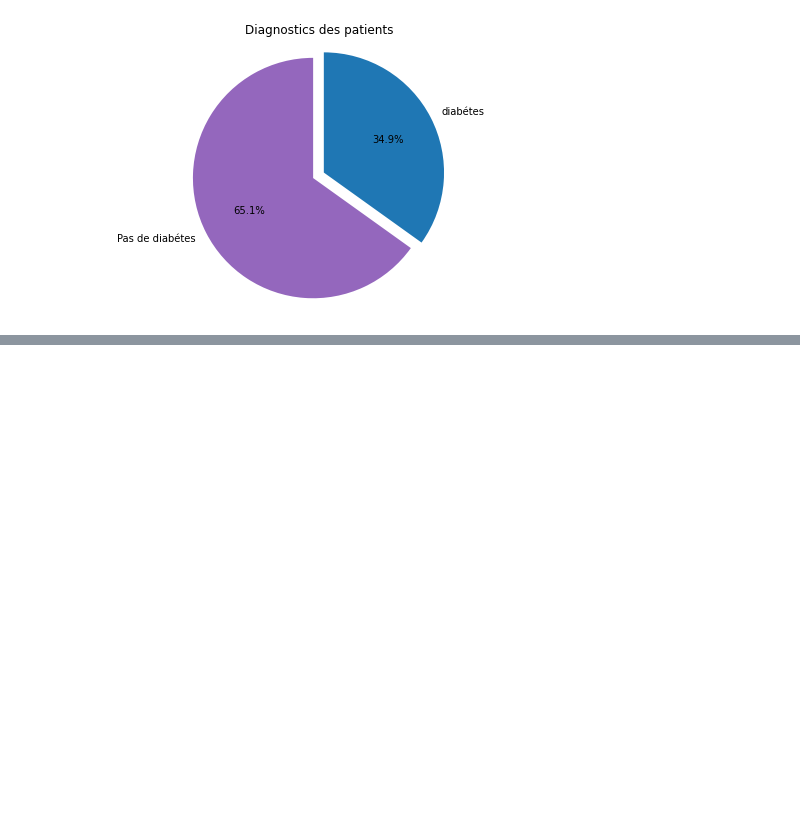
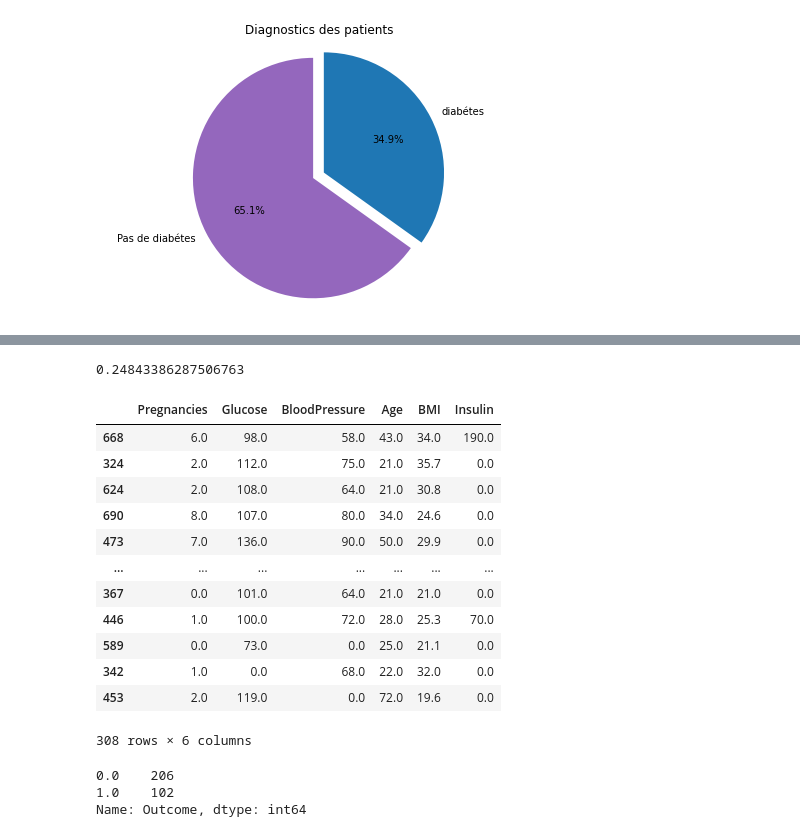
Before and after one commit to Mohamed-Khalil67/Machine-Learning-Mini-Project, a Jupyter notebook: Diabetes.ipynb, the cells around one changed output, grey strips where cells are left out. Drawn from its saved outputs; the diff is of its cells as text; code cells hidden in the pictures; blank space fills up the shorter version.

```diff
--- a/Diabetes.ipynb
+++ b/Diabetes.ipynb
@@ -145,0 +181,5 @@ plt.show()
+# %%
+data_merge=df
+X=data_merge[['Pregnancies','Glucose','BloodPressure','Age','BMI','Insulin']]
+y=data_merge['Outcome']
+X_train, X_test, y_train, y_test = train_test_split(X, y, test_size=0.4, random_state=42)
@@ -145,0 +223,26 @@ plt.show()
+# %%
+regr.score(X_test,y_test)
+# %% [output]
+0.24843386287506763
+# %%
+X_test
+# %% [output]
+|  | Pregnancies | Glucose | BloodPressure | Age | BMI | Insulin |
+| 668 | 6.0 | 98.0 | 58.0 | 43.0 | 34.0 | 190.0 |
+| 324 | 2.0 | 112.0 | 75.0 | 21.0 | 35.7 | 0.0 |
+| 624 | 2.0 | 108.0 | 64.0 | 21.0 | 30.8 | 0.0 |
+| 690 | 8.0 | 107.0 | 80.0 | 34.0 | 24.6 | 0.0 |
+| 473 | 7.0 | 136.0 | 90.0 | 50.0 | 29.9 | 0.0 |
+| ... | ... | ... | ... | ... | ... | ... |
+| 367 | 0.0 | 101.0 | 64.0 | 21.0 | 21.0 | 0.0 |
+| 446 | 1.0 | 100.0 | 72.0 | 28.0 | 25.3 | 70.0 |
+| 589 | 0.0 | 73.0 | 0.0 | 25.0 | 21.1 | 0.0 |
+| 342 | 1.0 | 0.0 | 68.0 | 22.0 | 32.0 | 0.0 |
+| 453 | 2.0 | 119.0 | 0.0 | 72.0 | 19.6 | 0.0 |
+308 rows × 6 columns
+# %%
+y_test.value_counts()
+# %% [output]
+0.0    206
+1.0    102
+Name: Outcome, dtype: int64
```
Also changed, not shown: parts of 14 cells of this notebook, 1 other file.
